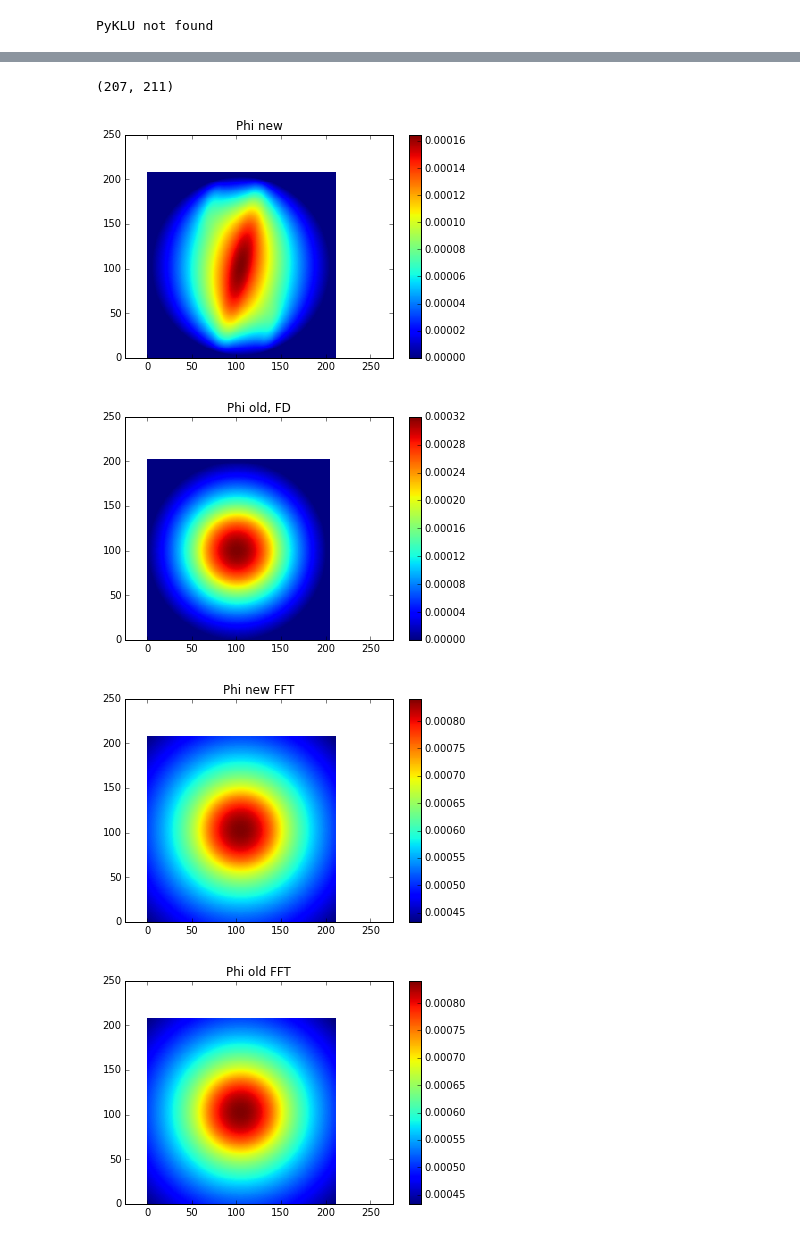
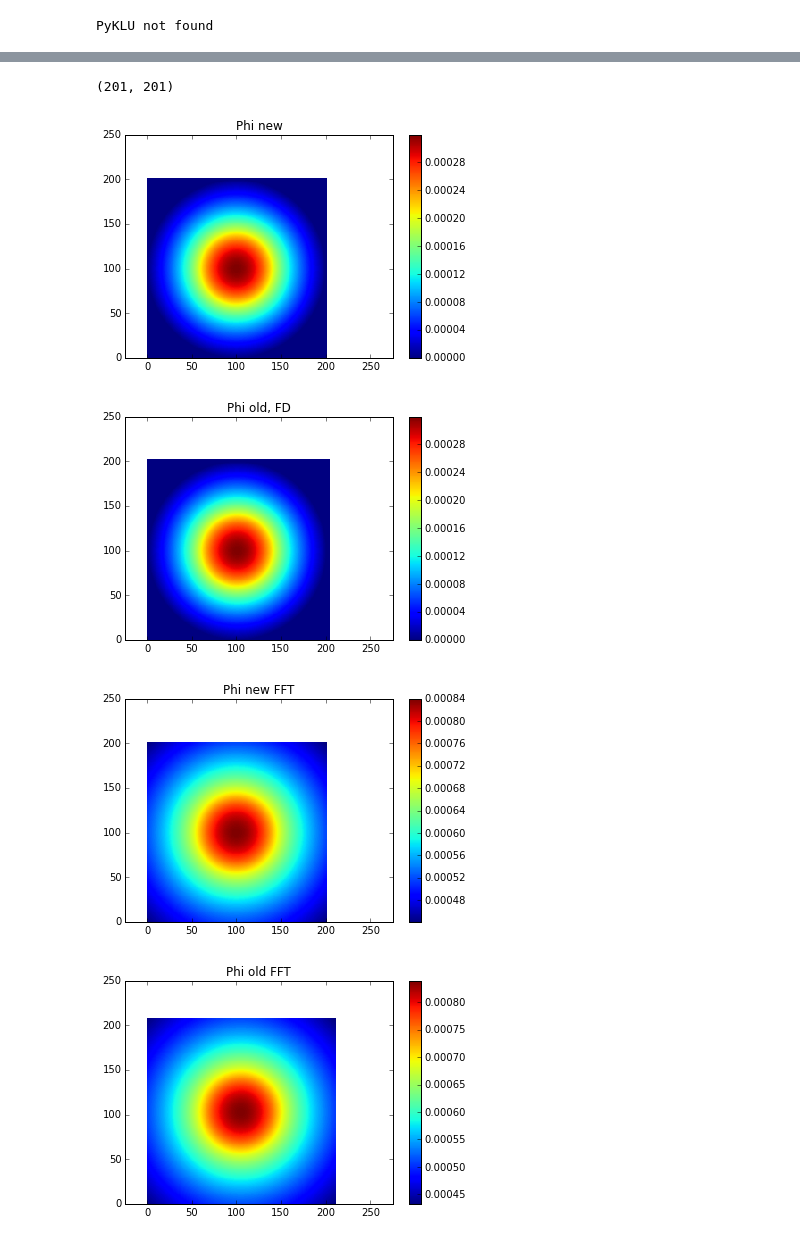
Before and after one commit to PyCOMPLETE/PyPIC, a Jupyter notebook: itest/Itest_000_Round_Chamber.ipynb, the cells around one changed output, grey strips where cells are left out. Drawn from its saved outputs; the diff is of its cells as text; code cells hidden in the pictures.

```diff
--- a/itest/Itest_000_Round_Chamber.ipynb
+++ b/itest/Itest_000_Round_Chamber.ipynb
@@ -35,8 +35,8 @@ eps0 = epsilon_0
 chamber = ell.ellip_cham_geom_object(x_aper = R_cham, y_aper = R_cham)
 
 
-poissonsolver = FD.FiniteDifferences_ShortleyWeller_SquareGrid_extrapolation(chamb=chamber, Dh=Dh)
-#poissonsolver = FD.FiniteDifferences_ShortleyWeller_SquareGrid(chamb=chamber, Dh=Dh, ext_boundary=True)
+#poissonsolver = FD.FiniteDifferences_ShortleyWeller_SquareGrid_extrapolation(chamb=chamber, Dh=Dh)
+poissonsolver = FD.FiniteDifferences_ShortleyWeller_SquareGrid(chamb=chamber, Dh=Dh, ext_boundary=False)
 
 poissonsolver_FFT = FFT.FFT_OpenBoundary_SquareGrid(x_aper=chamber.x_aper, y_aper=chamber.y_aper, Dh=Dh)
 poissonsolver_FFT_PEC = FFT.FFT_PEC_Boundary_SquareGrid(x_aper=chamber.x_aper, y_aper=chamber.y_aper, Dh=Dh)
@@ -47,12 +47,12 @@ mesh = RectMesh2D(poissonsolver_FFT.bias_x,
                   poissonsolver_FFT.Nxg,
                   poissonsolver_FFT.Nyg)
 
-print(mesh.nx, mesh.ny)
+print('mesh nx, ny: ' + str(mesh.nx) + ',' + str(mesh.ny))
 
 
 
-new_pp = PyPIC_Fortran_M2P_P2M(mesh, poissonsolver, gradient=poissonsolver.gradient)
-#new_pp = PyPIC(mesh, poissonsolver, gradient=poissonsolver.gradient)
+#new_pp = PyPIC_Fortran_M2P_P2M(mesh, poissonsolver, gradient=poissonsolver.gradient)
+new_pp = PyPIC(mesh, poissonsolver, gradient=poissonsolver.gradient)
 
 new_pp_FFT = PyPIC_Fortran_M2P_P2M(mesh, poissonsolver_FFT)
 new_pp_FFT_PEC = PyPIC_Fortran_M2P_P2M(mesh, poissonsolver_FFT_PEC)
@@ -174,7 +174,7 @@ efx: (207, 211)
 
 print phi.shape
 plt.figure()
-plt.pcolor(phi.reshape(mesh.ny, mesh.nx))
+plt.pcolor(phi)
 plt.colorbar()
 plt.axis('equal')
 plt.title('Phi new')
@@ -190,41 +190,56 @@ plt.axis('equal')
 plt.show()
 
 plt.figure()
-plt.pcolor(phi_FFT.reshape(mesh.ny, mesh.nx))
+plt.pcolor(phi_FFT)
 plt.colorbar()
 plt.axis('equal')
 plt.title('Phi new FFT')
 plt.show()
 
 plt.pcolor(picFFT.phi.T)
 plt.colorbar()
 plt.axis('equal')
 plt.title('Phi old FFT')
 plt.show()
 
 plt.figure()
 plt.pcolor(picFDSW.efx.T[3:-2,4:-3])
 plt.colorbar()
 plt.title('efx old, FD')
 plt.axis('equal')
 plt.show()
 
 plt.figure()
-plt.pcolor(efx_FFT.reshape(mesh.ny, mesh.nx))
+plt.pcolor(efx_FFT)
 plt.colorbar()
 plt.axis('equal')
 plt.title('efx new FFT')
 plt.show()
 
 plt.pcolor(picFFT.efx.T)
 plt.colorbar()
 plt.axis('equal')
 plt.title('efx old FFT')
 plt.show()
+
+
+
+plt.figure()
+plt.pcolor(efx_FFT_PEC)
+plt.colorbar()
+plt.axis('equal')
+plt.title('efx new FFT PEC')
+plt.show()
+
+plt.pcolor(picFFTPEC.efx.T)
+plt.colorbar()
+plt.axis('equal')
+plt.title('efx old FFT PEC')
+plt.show()
 # %% [output]
-(207, 211)
+(201, 201)
-[figure, old version]
+[figure, new version]
-[figure, old version]
+[figure, new version]
-[figure, old version]
+[figure, new version]
 [figure]
 [figure]
```
Also changed, not shown: parts of 8 cells of this notebook, 3 other files.
